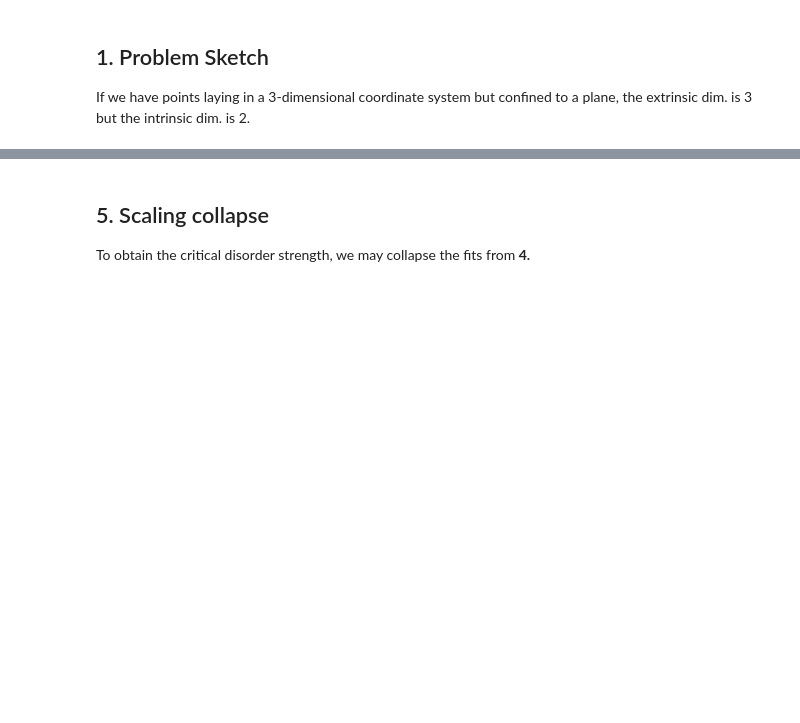
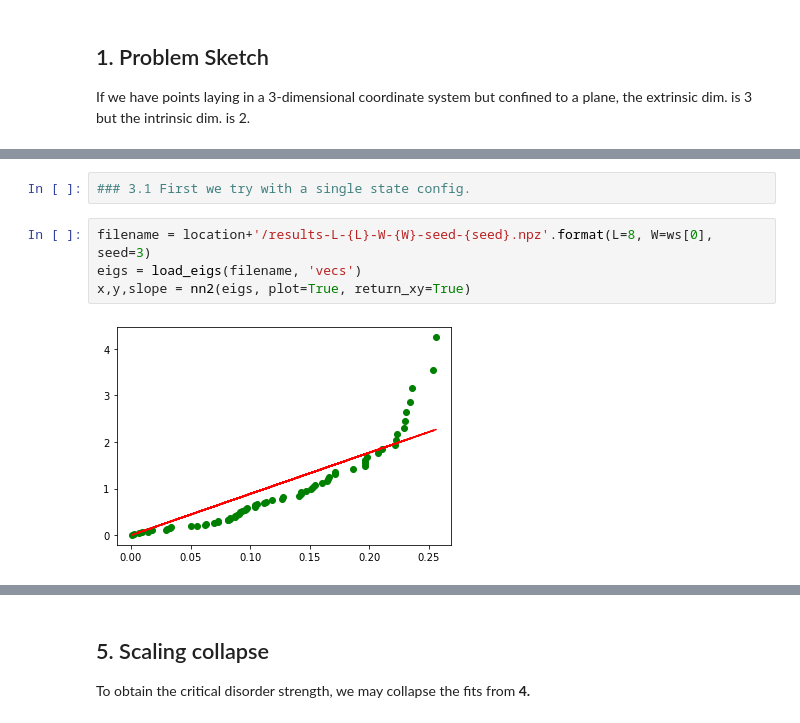
Before and after one commit to condensedAI/mbl-intrinsicdimension, a Jupyter notebook: IDMBL.ipynb, the cells around one changed output, grey strips where cells are left out. Cells and saved outputs as stored; diff of their text form; blank space fills up the shorter version.

```diff
--- a/IDMBL.ipynb
+++ b/IDMBL.ipynb
@@ -97,3 +108,11 @@ plt.savefig('figures/Domination-chart.png', dpi=500, bbox_inches='tight')
 2NN is a neighbour graph algo. which determines the intrinsic dimension of a dataset -- when applied to a list of eigenvectors corresponding to one realization of a single disorder strength.
 
 Additionally we determine quality of the fit!
+# %%
+### 3.1 First we try with a single state config.
+# %%
+filename = location+'/results-L-{L}-W-{W}-seed-{seed}.npz'.format(L=8, W=ws[0], seed=3)
+eigs = load_eigs(filename, 'vecs')
+x,y,slope = nn2(eigs, plot=True, return_xy=True)
+# %% [output]
+[figure, added]
```
Also changed, not shown: parts of 35 cells of this notebook, 1 other file.
